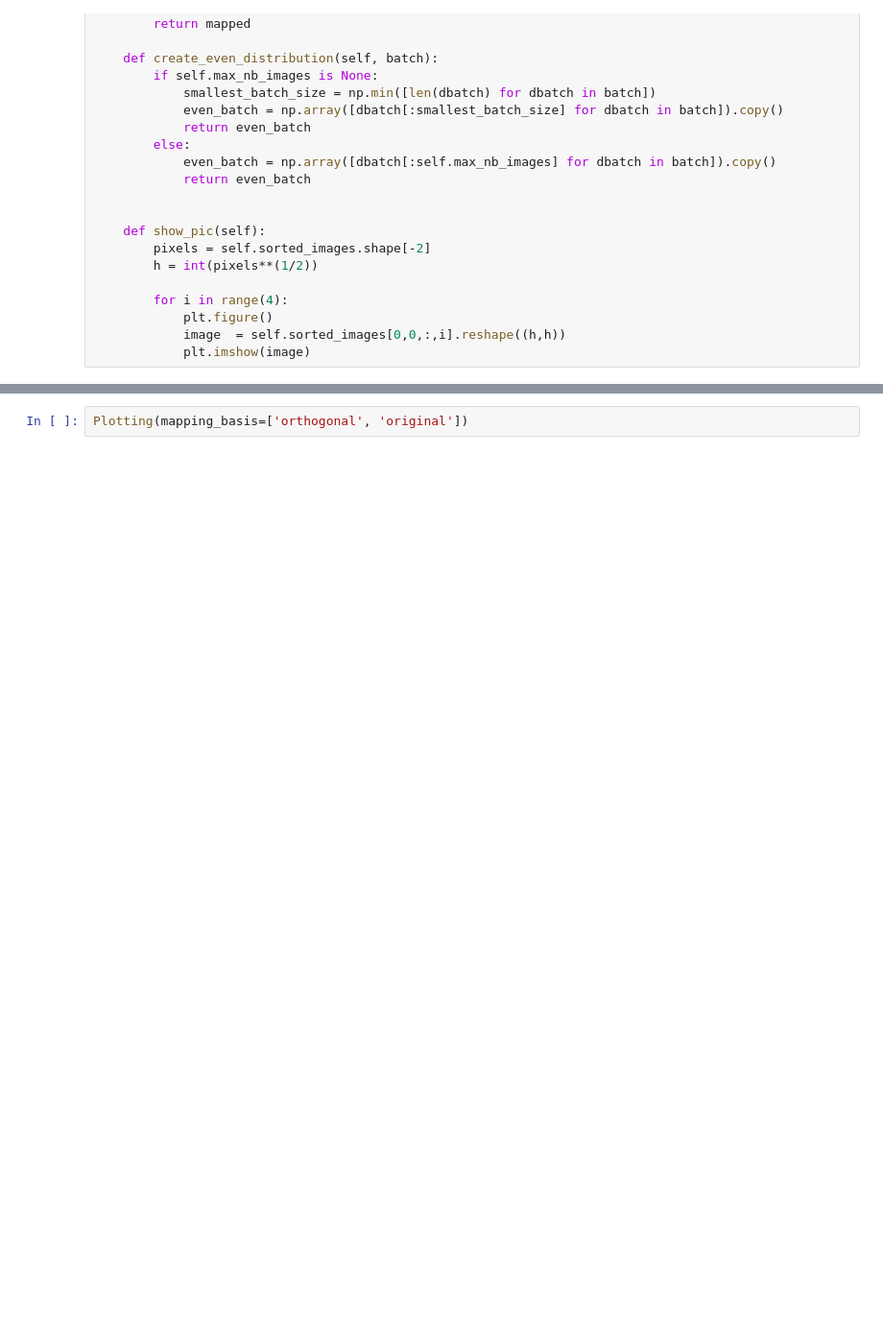
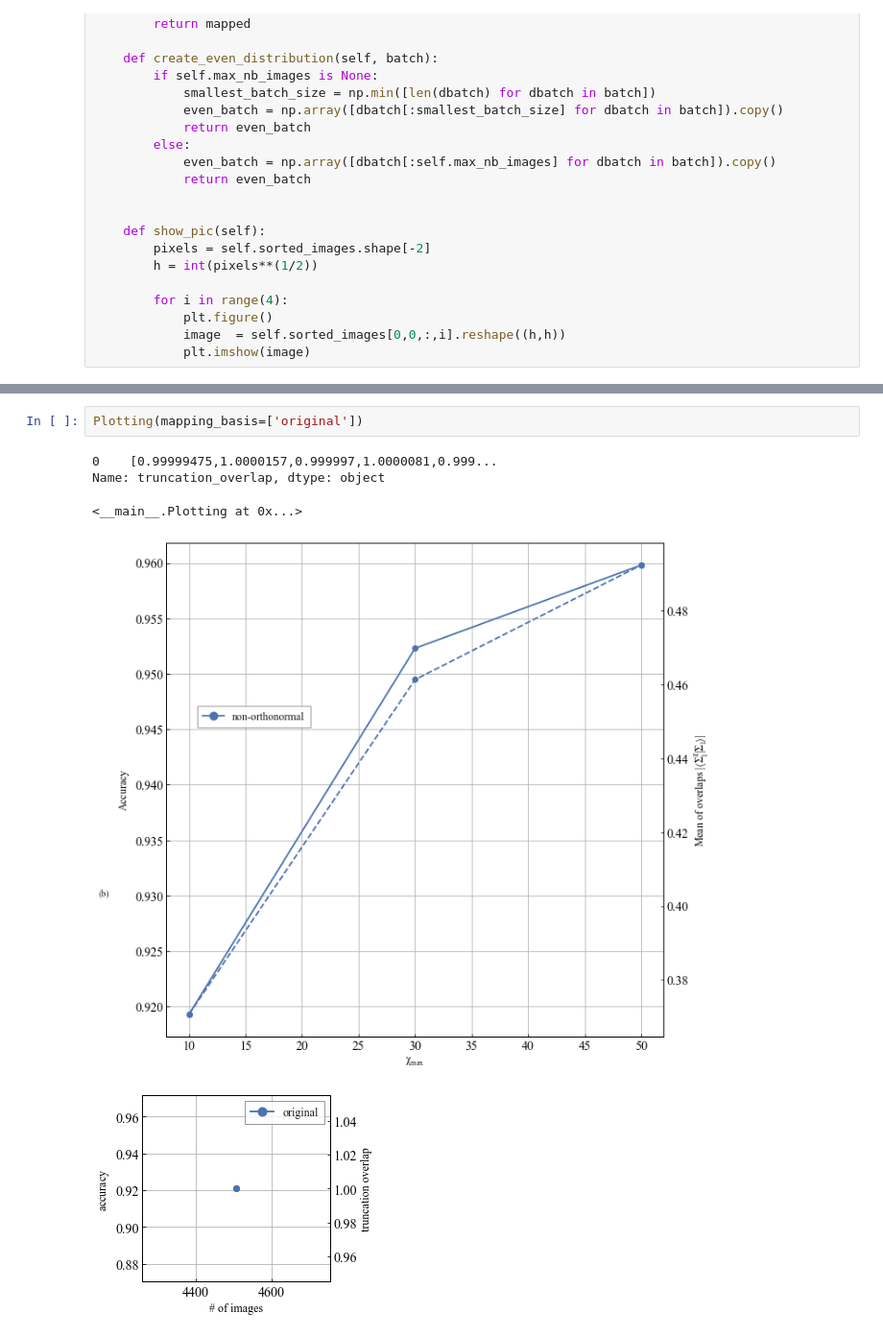
Before and after one commit to ShHsLin/MPS-MNIST, a Jupyter notebook: digit_recognition.ipynb, the cells around one changed output, grey strips where cells are left out. Shown: that part at 96% size. Drawn from its saved outputs; the diff is of its cells as text; blank space fills up the shorter version.

```diff
--- a/digit_recognition.ipynb
+++ b/digit_recognition.ipynb
@@ -683,2 +702,8 @@ for basis in bases[1:2]:
 # %%
-Plotting(mapping_basis=['orthogonal', 'original'])
+Plotting(mapping_basis=['original'])
+# %% [output]
+0    [0.99999475,1.0000157,0.999997,1.0000081,0.999...
+Name: truncation_overlap, dtype: object
+<__main__.Plotting at 0x...>
+[figure, added]
+[figure, added]
```
Also changed, not shown: parts of 5 cells of this notebook, 8 other files.
